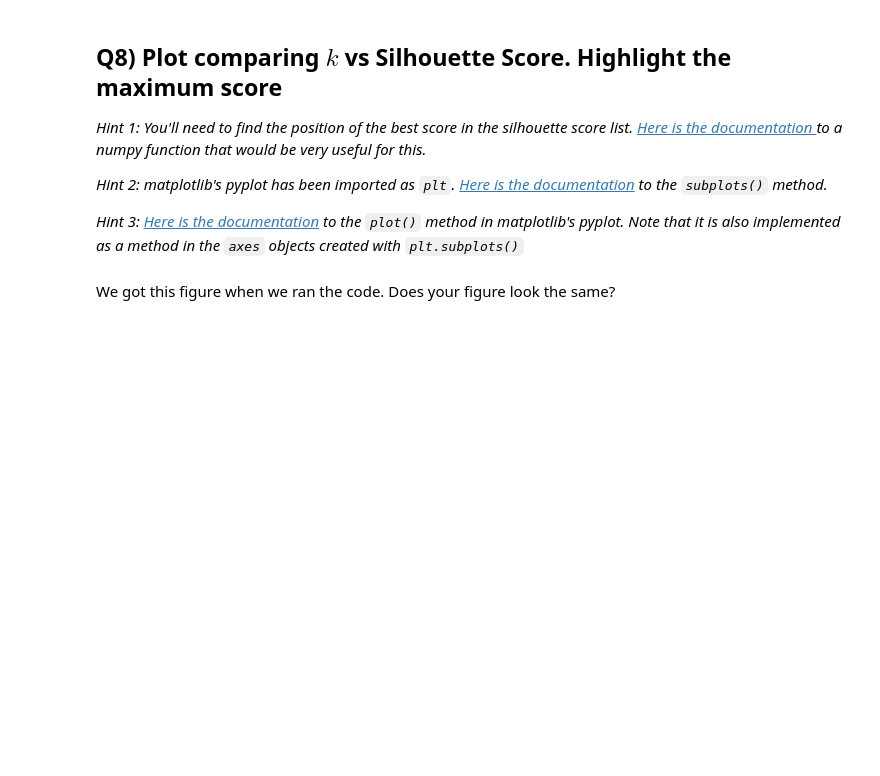
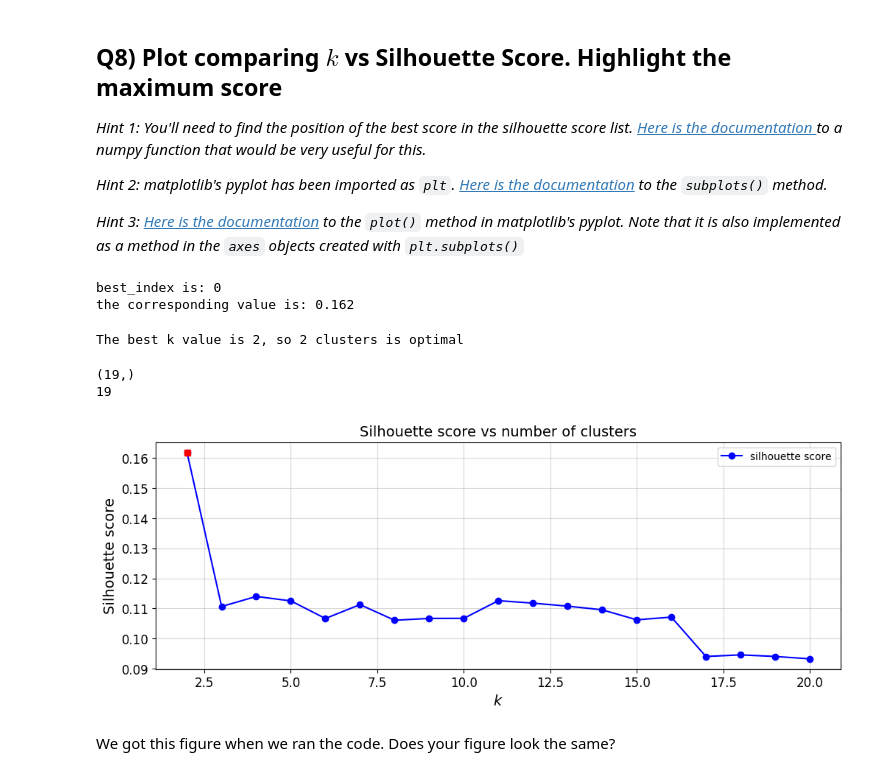
Before and after one commit to adrienabbet/2025_ML_EES, a Jupyter notebook: notebook_ml/S4_2_Clustering.ipynb, the cells around one changed output. Saved outputs shown, nothing was run; the diff lists cells and outputs as text; code cells hidden in the pictures; blank space fills up the shorter version.

```diff
--- a/notebook_ml/S4_2_Clustering.ipynb
+++ b/notebook_ml/S4_2_Clustering.ipynb
@@ -255,6 +256,7 @@ print(f"\r Finished training the models ! It took: {total_time_whole_dataset:.2f
 # -----------------------------------------------------------------------------------------------------------------------------------
 # Use a for loop to train and store different kmeans models. What you fill in here should be similar to what you just did from Q1-Q5.
 # ------------------------------------------------------------------------------------------------------------------------------------
+kmeans_models = []
 t0 = time() # Get a timestamp to keep track of time
 for k in k_list:
     #print out a statement stating which k value you are working on
@@ -301,5 +309,5 @@ from sklearn.metrics import silhouette_score
 # Use list comprehension to store the silhouette score for all trained models (check the documentaion if you need help
 # setting up in arguments as specified in Hint 2 and 3)
 # --------------------------------------------------------------------------------------------------------------------
-silhouette_scores = [silhouette_score(_______, model._______)
-                     for model in _____]
+silhouette_scores = [silhouette_score(reduced_X, model.labels_)
+                     for model in kmeans_models]
@@ -315,31 +327,50 @@ silhouette_scores = [silhouette_score(_______, model._______)
 # --------------------------------------------------------------------------------------------------------------------------------------------------
 # Find the index of model with the highest score. We recommend converting the silhouette_scores list to numpy array to use the function in Hint 1
 # --------------------------------------------------------------------------------------------------------------------------------------------------
-best_index = __.______(__._____(______))
+best_index = np.argmax(np.array(silhouette_scores))
+print(f'best_index is: {best_index}')
+print(f'the corresponding value is: {silhouette_scores[best_index]:.3f}')
+# %% [output]
+best_index is: 0
+the corresponding value is: 0.162
 # %%
 # --------------------------------------------------------------------------------------------------------------------------------------------------
 # Find out which k value the 'best_index' that you just got corresponds to.
 # --------------------------------------------------------------------------------------------------------------------------------------------------
-best_k = _____[best_index] # Get the best K value, per the silhouette score
+best_k = k_list[best_index] # Get the best K value, per the silhouette score
 
 # --------------------------------------------------------------------------------------------------------------------------------------------------
 # Store the silhouette score corresponds to 'best_index' here.
 # --------------------------------------------------------------------------------------------------------------------------------------------------
 best_score = silhouette_scores[best_index]
+print(f'The best k value is {best_k}, so {best_k} clusters is optimal')
+# %% [output]
+The best k value is 2, so 2 clusters is optimal
+# %%
+print(k_list.shape)
+print(len(silhouette_scores))
+# %% [output]
+(19,)
+19
 # %%
 # --------------------------------------------------------------------------------------------------------------------------------------------------
 # Create a k-silhouette score diagram (horizontal axis: K values, vertical axis: silhouette score)
 # --------------------------------------------------------------------------------------------------------------------------------------------------
 # Make a figure with size (12,4)
-fig, ax = ___.______(____=____)
+fig, ax = plt.subplots(figsize=(12,4))
 
-ax.plot(_______, ______, "bo-")
+ax.plot(k_list, silhouette_scores, "bo-", label='silhouette score')
 
 ax.set_xlabel("$k$", fontsize=14)
 ax.set_ylabel("Silhouette score", fontsize=14)
+ax.set_title('Silhouette score vs number of clusters', fontsize=14)
+ax.legend()
+plt.grid(alpha=0.5)
 
 ax.plot(best_k, best_score, "rs")
 plt.show()
+# %% [output]
+[figure, added]
 # %% [markdown]
 We got this figure when we ran the code. Does your figure look the same?
 # %% [markdown]
```
Also changed, not shown: parts of 8 cells of this notebook.
